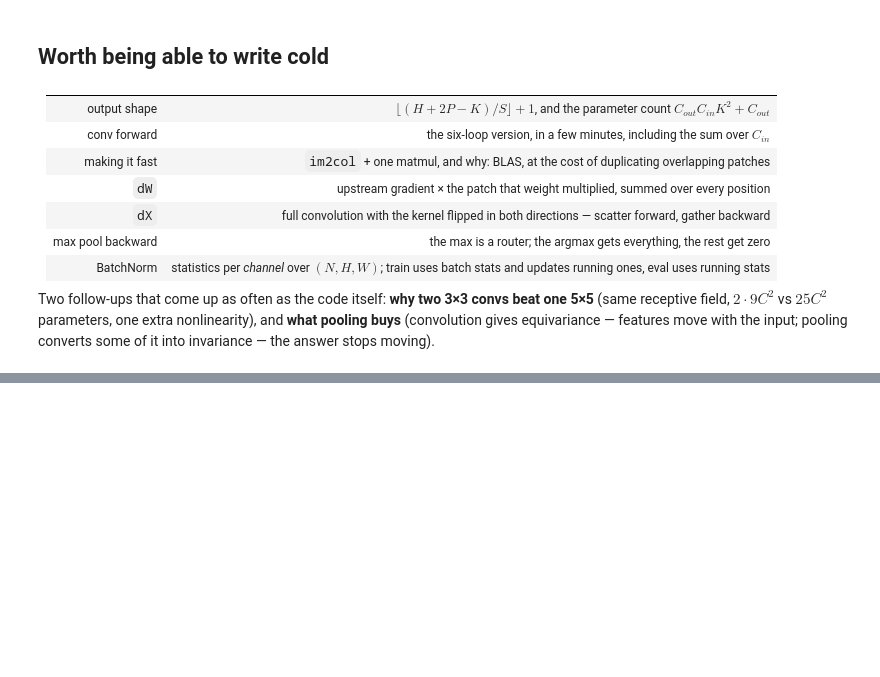
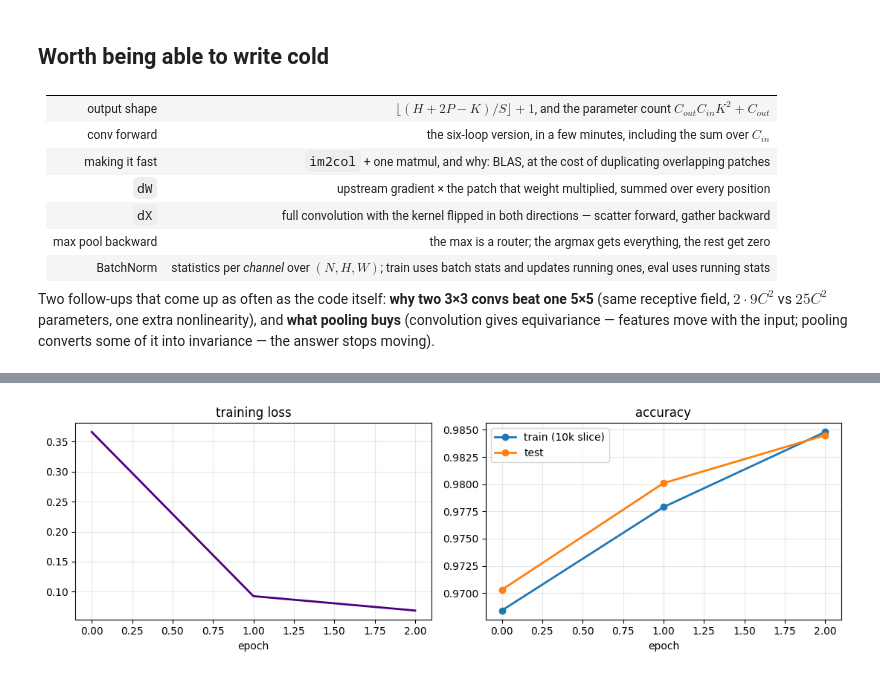
Before and after one commit to iamaryav/models, a Jupyter notebook: notebooks/convolution.ipynb, the cells around one changed output, grey strips where cells are left out. Cells and saved outputs as stored; diff of their text form; code cells hidden in the pictures; blank space fills up the shorter version.

```diff
--- a/notebooks/convolution.ipynb
+++ b/notebooks/convolution.ipynb
@@ -594,0 +792,50 @@ into invariance — the answer stops moving).
+# %%
+# Training run
+epochs, batch = 3, 128
+
+device = 'cuda' if torch.cuda.is_available() else 'cpu'
+model = LeNet().to(device)
+opt = torch.optim.Adam(model.parameters(), lr=1e-3)
+loss_fn = nn.CrossEntropyLoss()
+xte_d, yte_d = Xte_t.to(device), yte_t.to(device)
+
+hist = {'loss': [], 'train_acc': [], 'test_acc': []}
+t0 = time.perf_counter()
+
+for epoch in range(epochs):
+    model.train()
+    perm = torch.randperm(len(Xtr_t))
+    running = 0.0
+    for s in range(0, len(perm), batch):
+        i = perm[s:s+batch]
+        opt.zero_grad()
+        loss = loss_fn(model(Xtr_t[i].to(device)), ytr_t[i].to(device))
+        loss.backward()
+        opt.step()
+        running += loss.item() * len(i)
+
+    model.eval()
+    with torch.no_grad():
+        tr_acc = (model(Xtr_t[:10000].to(device)).argmax(1) == ytr_t[:10000].to(device)).float().mean().item()
+        logits = model(xte_d)
+        te_acc = (logits.argmax(1) == yte_d).float().mean().item()
+    hist['loss'].append(running / len(perm))
+    hist['train_acc'].append(tr_acc)
+    hist['test_acc'].append(te_acc)
+    print(f'epoch {epoch}  loss {hist["loss"][-1]:.4f}  train {tr_acc:.4f}  test {te_acc:.4f}')
+proba = F.softmax(logits, dim=1).cpu().numpy()
+
+acc = hist['test_acc'][-1]
+print(f'\n{time.perf_counter() - t0:.0f}s   test accuracy {acc:.4f}   error {100 * (1 - acc):.2f}%')
+print('LeCun et al. report 0.95% error for LeNet-5 without input distortions.')
+
+fig, axes = plt.subplots(1, 2, figsize=(11, 3.6))
+axes[0].plot(hist['loss'], lw=2, color='indigo')
+axes[0].set_title('training loss'); axes[0].set_xlabel('epoch'); axes[0].grid(alpha=0.3)
+axes[1].plot(hist['train_acc'], lw=2, marker='o', label='train (10k slice)')
+axes[1].plot(hist['test_acc'], lw=2, marker='o', label='test')
+axes[1].set_title('accuracy'); axes[1].set_xlabel('epoch')
+axes[1].grid(alpha=0.3); axes[1].legend()
+plt.tight_layout()
+plt.show()
+# %% [output]
@@ -594,0 +848 @@ into invariance — the answer stops moving).
+[figure, added]
```
Also changed, not shown: parts of 14 cells of this notebook.
